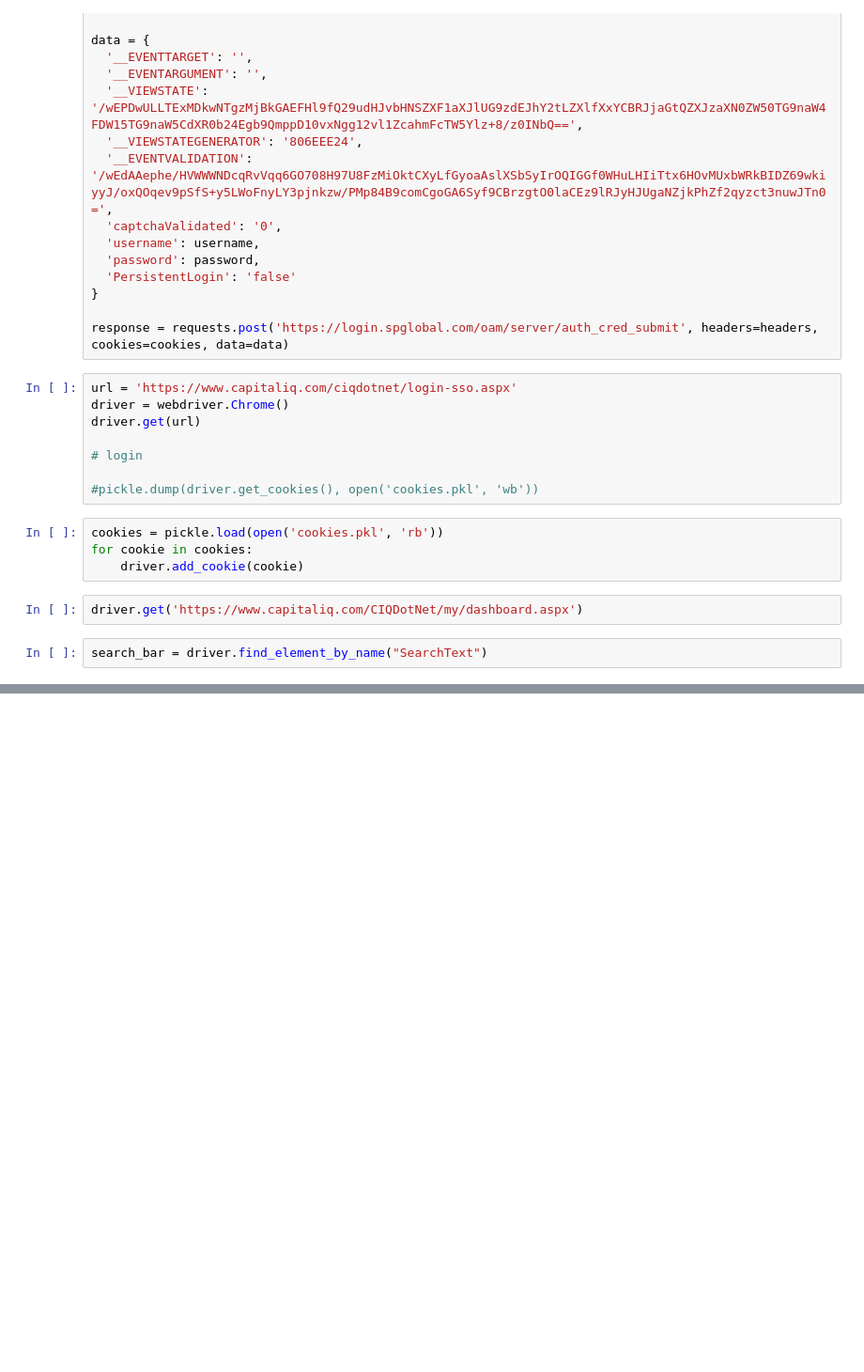
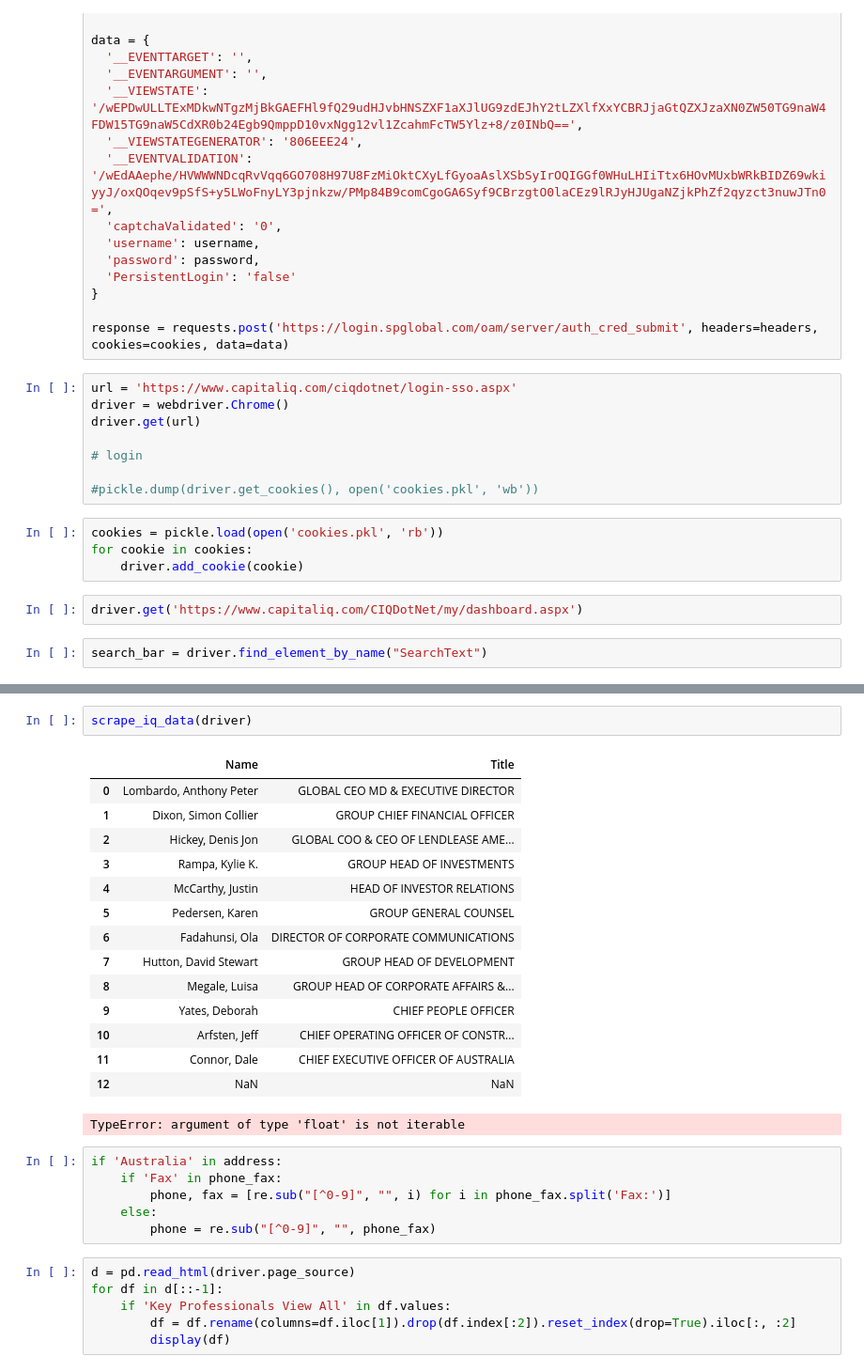
Before and after one commit to ajfox123/potentia-capital, a Jupyter notebook: capiqscrape.ipynb, the cells around one changed output, grey strips where cells are left out. Shown: that part at 94% size. Drawn from its saved outputs; the diff is of its cells as text; blank space fills up the shorter version.

Commit message:
update scraper for execs

```diff
--- a/capiqscrape.ipynb
+++ b/capiqscrape.ipynb
@@ -163,0 +129,30 @@ for df in d[::-1]:
+# %%
+scrape_iq_data(driver)
+# %% [output]
+|  | Name | Title |
+| 0 | Lombardo, Anthony Peter | GLOBAL CEO MD & EXECUTIVE DIRECTOR |
+| 1 | Dixon, Simon Collier | GROUP CHIEF FINANCIAL OFFICER |
+| 2 | Hickey, Denis Jon | GLOBAL COO & CEO OF LENDLEASE AME... |
+| 3 | Rampa, Kylie K. | GROUP HEAD OF INVESTMENTS |
+| 4 | McCarthy, Justin | HEAD OF INVESTOR RELATIONS |
+| 5 | Pedersen, Karen | GROUP GENERAL COUNSEL |
+| 6 | Fadahunsi, Ola | DIRECTOR OF CORPORATE COMMUNICATIONS |
+| 7 | Hutton, David Stewart | GROUP HEAD OF DEVELOPMENT |
+| 8 | Megale, Luisa | GROUP HEAD OF CORPORATE AFFAIRS &... |
+| 9 | Yates, Deborah | CHIEF PEOPLE OFFICER |
+| 10 | Arfsten, Jeff | CHIEF OPERATING OFFICER OF CONSTR... |
+| 11 | Connor, Dale | CHIEF EXECUTIVE OFFICER OF AUSTRALIA |
+| 12 | NaN | NaN |
+TypeError: argument of type 'float' is not iterable
+# %%
+if 'Australia' in address:
+    if 'Fax' in phone_fax:
+        phone, fax = [re.sub("[^0-9]", "", i) for i in phone_fax.split('Fax:')]
+    else:
+        phone = re.sub("[^0-9]", "", phone_fax)
+# %%
+d = pd.read_html(driver.page_source)
+for df in d[::-1]:
+    if 'Key Professionals View All' in df.values:
+        df = df.rename(columns=df.iloc[1]).drop(df.index[:2]).reset_index(drop=True).iloc[:, :2]
+        display(df)
```
Also changed, not shown: parts of 10 cells of this notebook, 1 other file.
